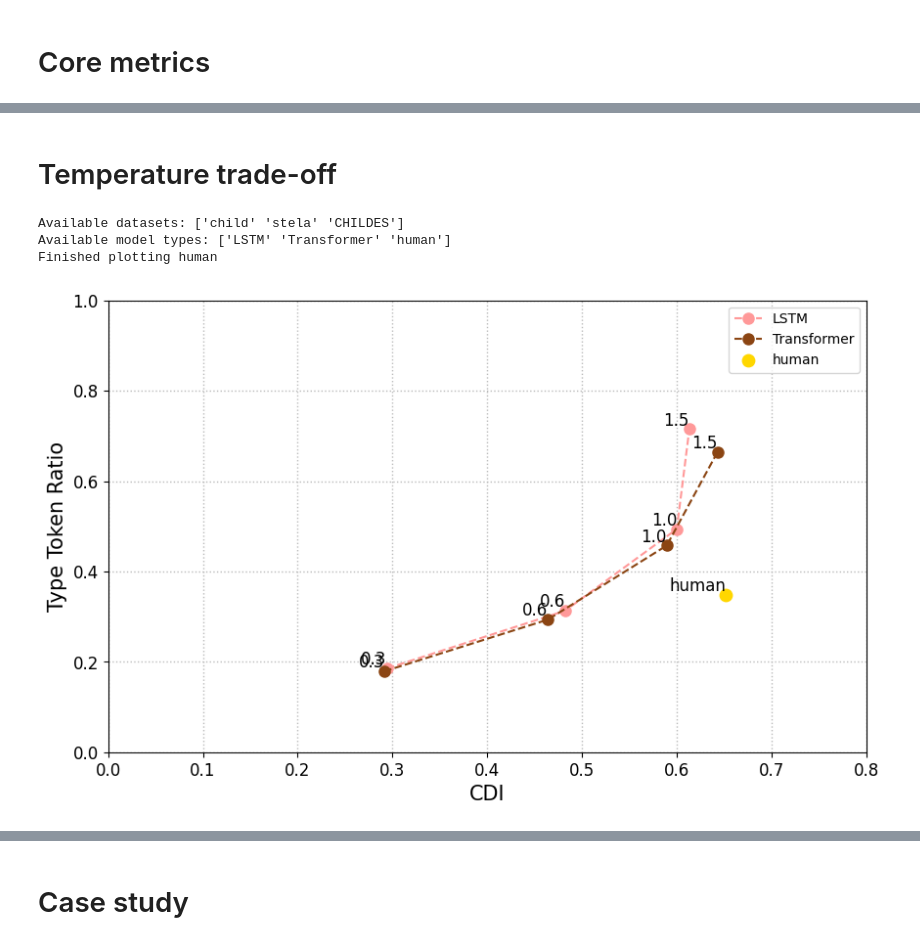
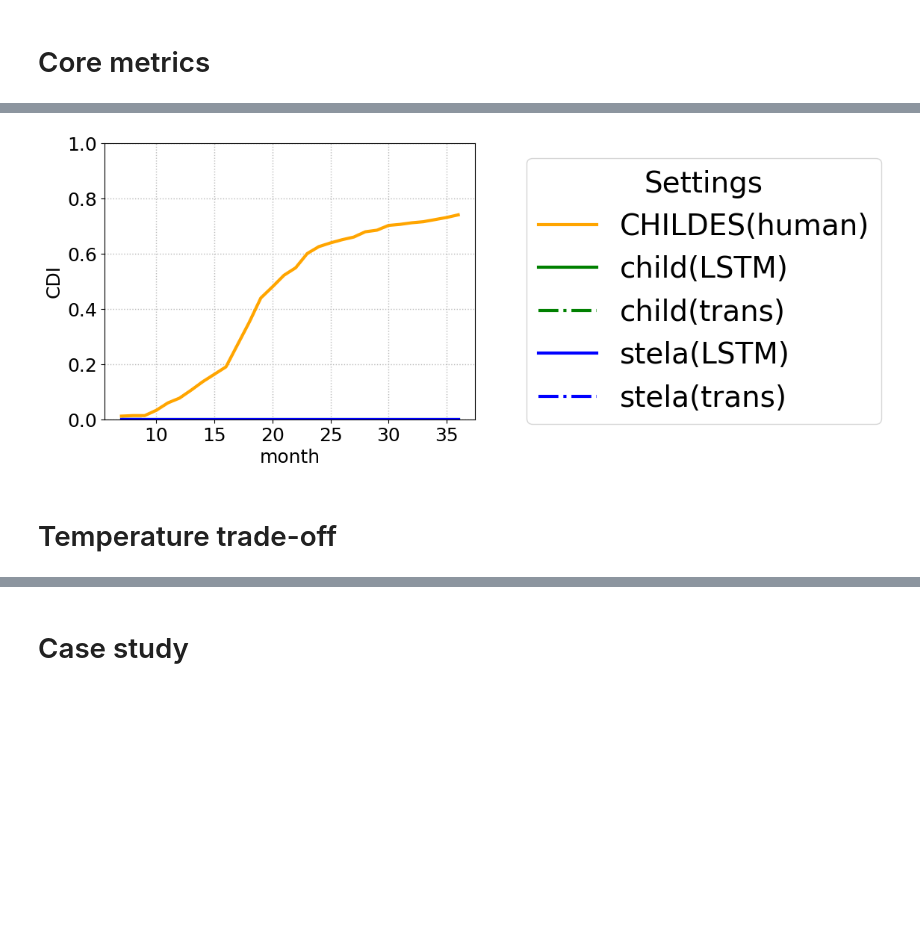
Before and after one commit to nhamilakis/Lexical-benchmark, a Jupyter notebook: notebooks/paper_fig.ipynb, the cells around one changed output, grey strips where cells are left out. Cells and saved outputs as stored; diff of their text form; code cells hidden in the pictures; blank space fills up the shorter version.

```diff
--- a/notebooks/paper_fig.ipynb
+++ b/notebooks/paper_fig.ipynb
@@ -195,14 +272,15 @@ stela(trans)
+# %%
+# Usage
+x_header = "month"
+y_header = "CDI"
+group_header = "condition"
+sel_df = load_df(df, metric=y_header)
+fig = plot_curves(sel_df, x_header, y_header, group_header)
+# %% [output]
+[figure, added]
 # %% [markdown]
 # Temperature trade-off
 # %%
-import typing as t
-from pathlib import Path
-import pandas as pd
-import numpy as np
-import matplotlib.pyplot as plt
-from dataclasses import dataclass
-
-
 @dataclass
 class PlotConfig:
     """Configuration for plot styling"""
@@ -235,6 +313,25 @@ def load_and_process_data(file_path: Path) -> pd.DataFrame:
     return grouped_df
 
 
+def load_df(df: pd.DataFrame, metric: str) -> pd.DataFrame:
+    """Load and aggregate data based on metric while handling duplicates."""
+    # Filter temperature
+    df = df[df["temp"] == 1.0].copy()
+
+    # Create condition column if not exists
+    if "condition" not in df.columns:
+        df["condition"] = df["dataset"] + "(" + df["model_type"] + ")"
+
+    if metric != "CDI":
+        # First handle null values appropriately
+        df[metric] = df[metric].fillna(method="ffill")
+
+        # Group by month and condition to handle duplicates
+        df = df.groupby(["month", "condition", metric]).agg({"dataset": "first", "model_type": "first", "temp": "first", "word_num": "mean", "chunk": "first"}).reset_index()
+
+    return df
+
+
 def plot_model_data(data: pd.DataFrame, metric: str, model_type: str, dataset: str, config: PlotConfig) -> None:
     """Plot data for a specific model and dataset"""
     model_data = data[(data["model_type"] == model_type) & (data["dataset"] == dataset)].sort_values("temp")
@@ -261,8 +358,6 @@ def create_temp_tradeoff_plot(file_path: Path, metric: str, dataset: str = "chil
     print("Available datasets:", data["dataset"].unique())
     print("Available model types:", data["model_type"].unique())
 
-    setup_plot_style(config)
-
     # Plot model data for LSTM and Transformer
     for model in ["LSTM", "Transformer"]:
         plot_model_data(data, metric, model, dataset, config)
@@ -281,25 +376,3 @@ def create_temp_tradeoff_plot(file_path: Path, metric: str, dataset: str = "chil
     plt.xlim(x_lim)
     plt.ylim(y_lim)
     plt.legend()
-
-
-def test_plot():
-    """Test function to demonstrate usage"""
-    file_path = Path(raw_data_path)
-    create_temp_tradeoff_plot(
-        file_path=file_path,
-        metric="type_token_ratio",
-        dataset="child",  # Using 'child' dataset as default
-        y_lim=[0, 1],
-        x_lim=[0, 0.8],  # Adjusted x-limit based on the data
-    )
-    plt.show()
-
-
-if __name__ == "__main__":
-    test_plot()
-# %% [output]
-Available datasets: ['child' 'stela' 'CHILDES']
-Available model types: ['LSTM' 'Transformer' 'human']
-Finished plotting human
-[figure, removed]
```
Also changed, not shown: parts of 19 cells of this notebook, 5 other files.
